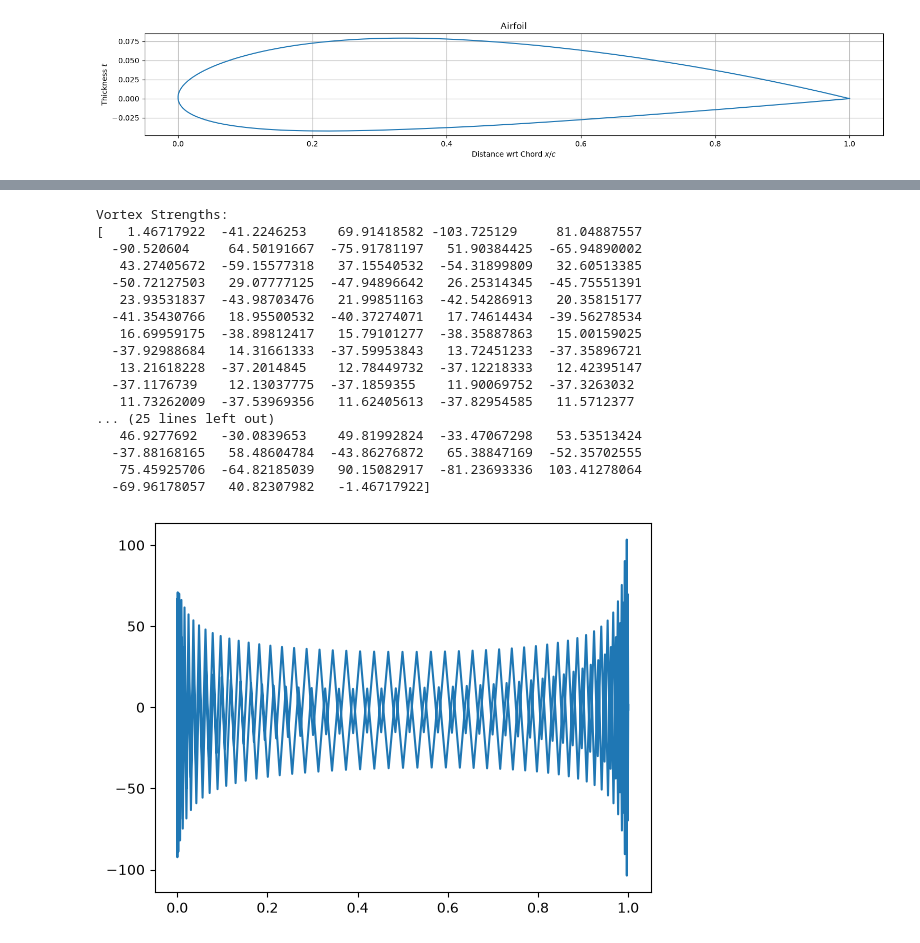
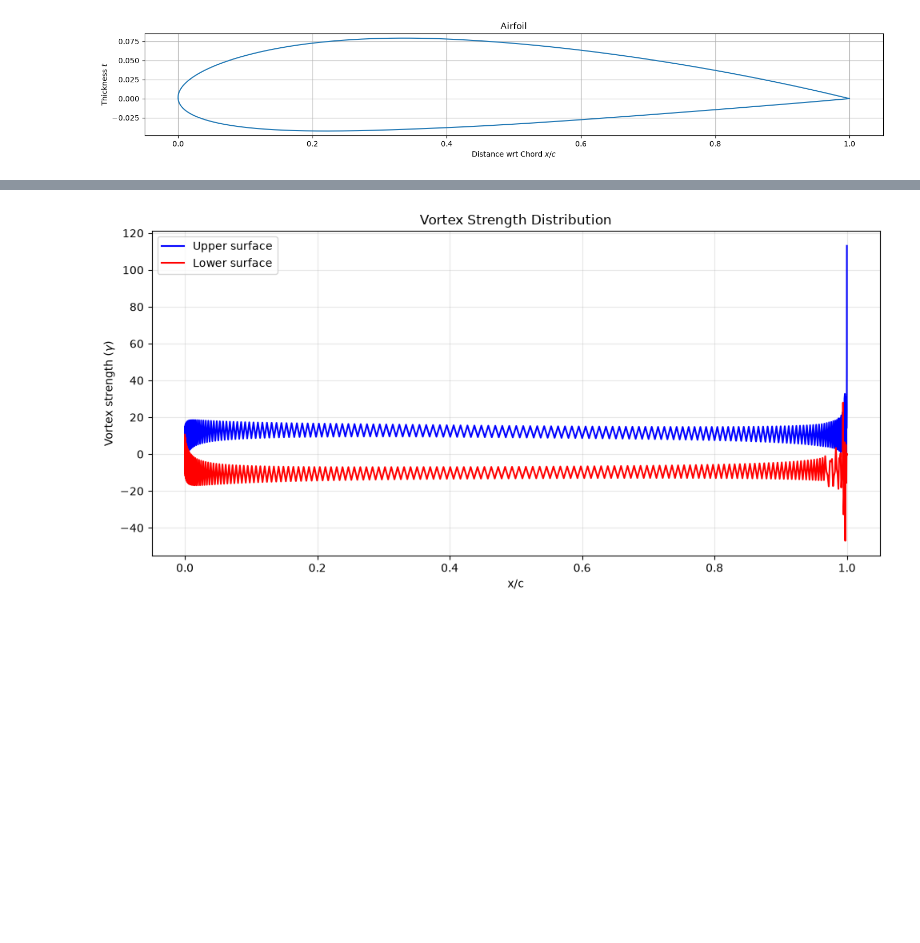
Before and after one commit to printhellonaman/Vortex-Panel-Method, a Jupyter notebook: Vortex_Panel.ipynb, the cells around one changed output, grey strips where cells are left out. Drawn from its saved outputs; the diff is of its cells as text; code cells hidden in the pictures; blank space fills up the shorter version.

```diff
--- a/Vortex_Panel.ipynb
+++ b/Vortex_Panel.ipynb
@@ -178,53 +198,35 @@ print(J,  K)
 # %%
-def vortex_panel_method_0(N, V_inf, alpha, J, theta_p):
-    normal_vector = np.array([np.sin(theta_p), -np.cos(theta_p)])
-
-    alpha1 = np.deg2rad(alpha)
-    u_inf = V_inf*np.cos(alpha1)
-    v_inf = V_inf*np.sin(alpha1)
-    V_total = np.array([u_inf, v_inf])
-    V_normal = np.dot(V_total, normal_vector)
+def vortex_panel_method_0(N, V_normal, alpha, J, theta_final):
 
     A = np.zeros((N,N))
     b = np.zeros(N)
 
-    A[:N-1, :] = J[:N-1, :]
-    b[:N-1] = -2 * np.pi * V_normal[:N-1]
+    A[:,:] = - J[:,:]
+    b[:] = -2 * np.pi * V_normal[:]
 
     #Kutta Condition
-    A[N-1, 0] = 1.0
-    A[N-1, N-1] = 1.0
+    A[N//2, :] = 0.0
+    A[N//2, N//2 + 1] = 1.0
+    A[N//2, N//2 ] = 1.0
 
-    b[N-1] = 0.0
+    b[N//2] = 0.0
 
     # Solve for vortex strengths
     gamma = np.linalg.solve(A, b)
 
     return gamma, A, b
+
+gamma, A, b = vortex_panel_method_0(N, V_normal, alpha, J, theta_p)
+
+plt.figure(figsize=(10, 5))
+plt.plot(x_c[:N//2], gamma[:N//2 ], 'b-', label='Upper surface')
+plt.plot(x_c[N//2 +1:], gamma[N//2 + 1:], 'r-', label='Lower surface')
+plt.xlabel('x/c')
+plt.ylabel('Vortex strength ($\gamma$)')
+plt.title('Vortex Strength Distribution')
+plt.grid(True, alpha=0.3)
+plt.legend()
+plt.tight_layout()
+plt.show()
+# %% [output]
+[figure, added]
-# %%
-gamma = vortex_panel_method_0(N, 10, 5, J, theta_p)
-
-print("Vortex Strengths:")
-print(gamma[0])
-
-plt.plot(x_c, gamma[0])
-plt.show()
-# %% [output]
-Vortex Strengths:
-[   1.46717922  -41.2246253    69.91418582 -103.725129     81.04887557
-  -90.520604     64.50191667  -75.91781197   51.90384425  -65.94890002
-   43.27405672  -59.15577318   37.15540532  -54.31899809   32.60513385
-  -50.72127503   29.07777125  -47.94896642   26.25314345  -45.75551391
-   23.93531837  -43.98703476   21.99851163  -42.54286913   20.35815177
-  -41.35430766   18.95500532  -40.37274071   17.74614434  -39.56278534
-   16.69959175  -38.89812417   15.79101277  -38.35887863   15.00159025
-  -37.92988684   14.31661333  -37.59953843   13.72451233  -37.35896721
-   13.21618228  -37.2014845    12.78449732  -37.12218333   12.42395147
-  -37.1176739    12.13037775  -37.1859355    11.90069752  -37.3263032
-   11.73262009  -37.53969356   11.62405613  -37.82954585   11.5712377
-... (25 lines left out)
-   46.9277692   -30.0839653    49.81992824  -33.47067298   53.53513424
-  -37.88168165   58.48604784  -43.86276872   65.38847169  -52.35702555
-   75.45925706  -64.82185039   90.15082917  -81.23693336  103.41278064
-  -69.96178057   40.82307982   -1.46717922]
-[figure, removed]
```
Also changed, not shown: parts of 5 cells of this notebook.
